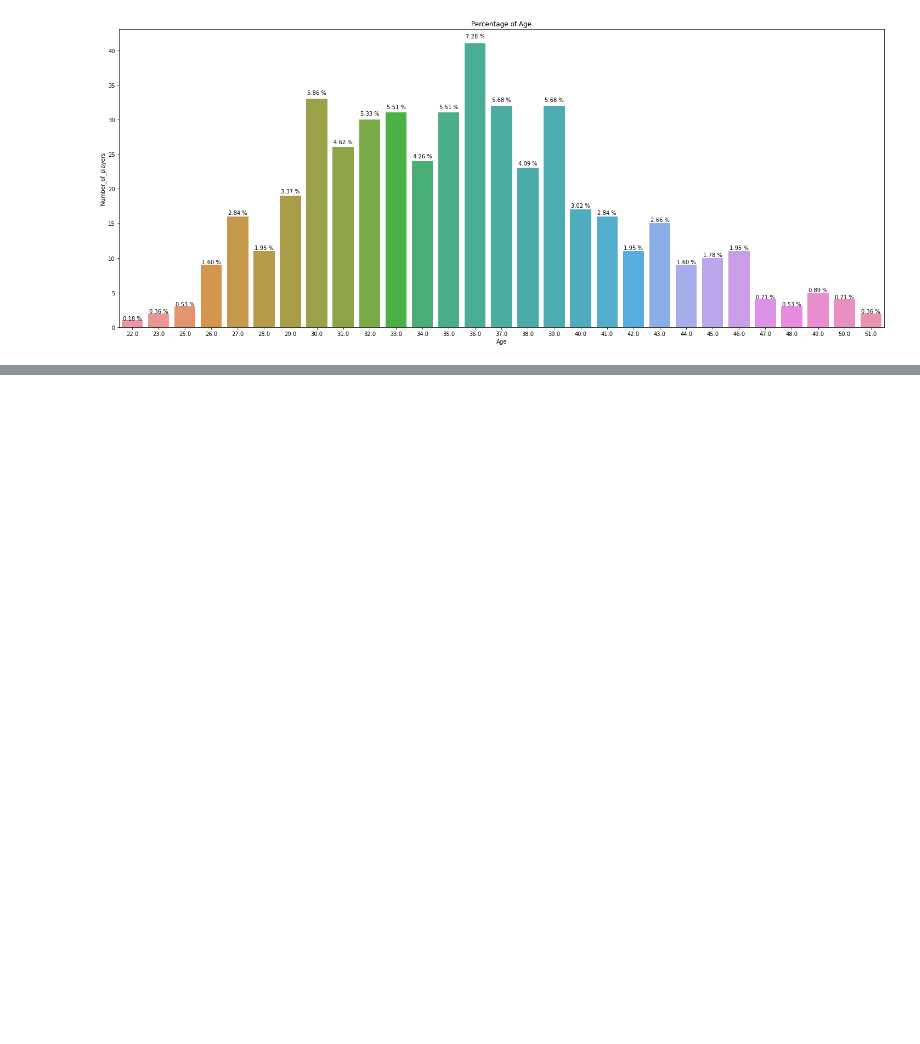
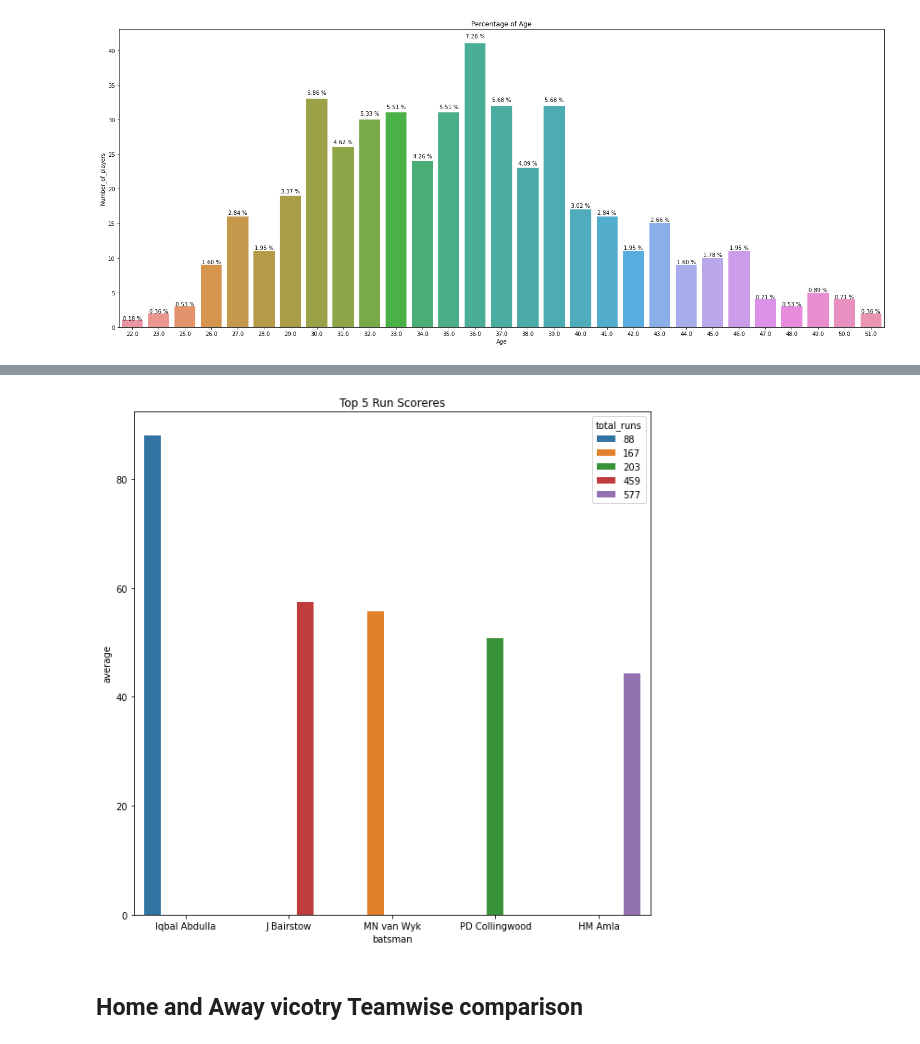
Before and after one commit to Abhijit-Bhat/Data-analysis-using-python, a Jupyter notebook: Copy_of_IPL_T20_Cricket_Analysis_Capstone_Project.ipynb, the cells around one changed output, grey strips where cells are left out. Drawn from its saved outputs; the diff is of its cells as text; code cells hidden in the pictures; blank space fills up the shorter version.

```diff
--- a/Copy_of_IPL_T20_Cricket_Analysis_Capstone_Project.ipynb
+++ b/Copy_of_IPL_T20_Cricket_Analysis_Capstone_Project.ipynb
@@ -454,0 +309,5 @@ for p in ax.patches:
+# %%
+df3_best_average = df3.sort_values(by=['average'],ascending=False)
+# %%
+top_5_df3_best_average = df3_best_average.head()
+top_5_df3_best_average
@@ -454,0 +321,8 @@ for p in ax.patches:
+# %%
+plt.figure(figsize=(10,10)) # setting size of plot
+plt.title('Top 5 Run Scoreres')
+ax = sns.barplot(y="average", x='batsman', hue='total_runs', data = top_5_df3_best_average)
+# %% [output]
+[figure, added]
+# %% [markdown]
+## Home and Away vicotry Teamwise comparison
```
Also changed, not shown: parts of 96 cells of this notebook.
